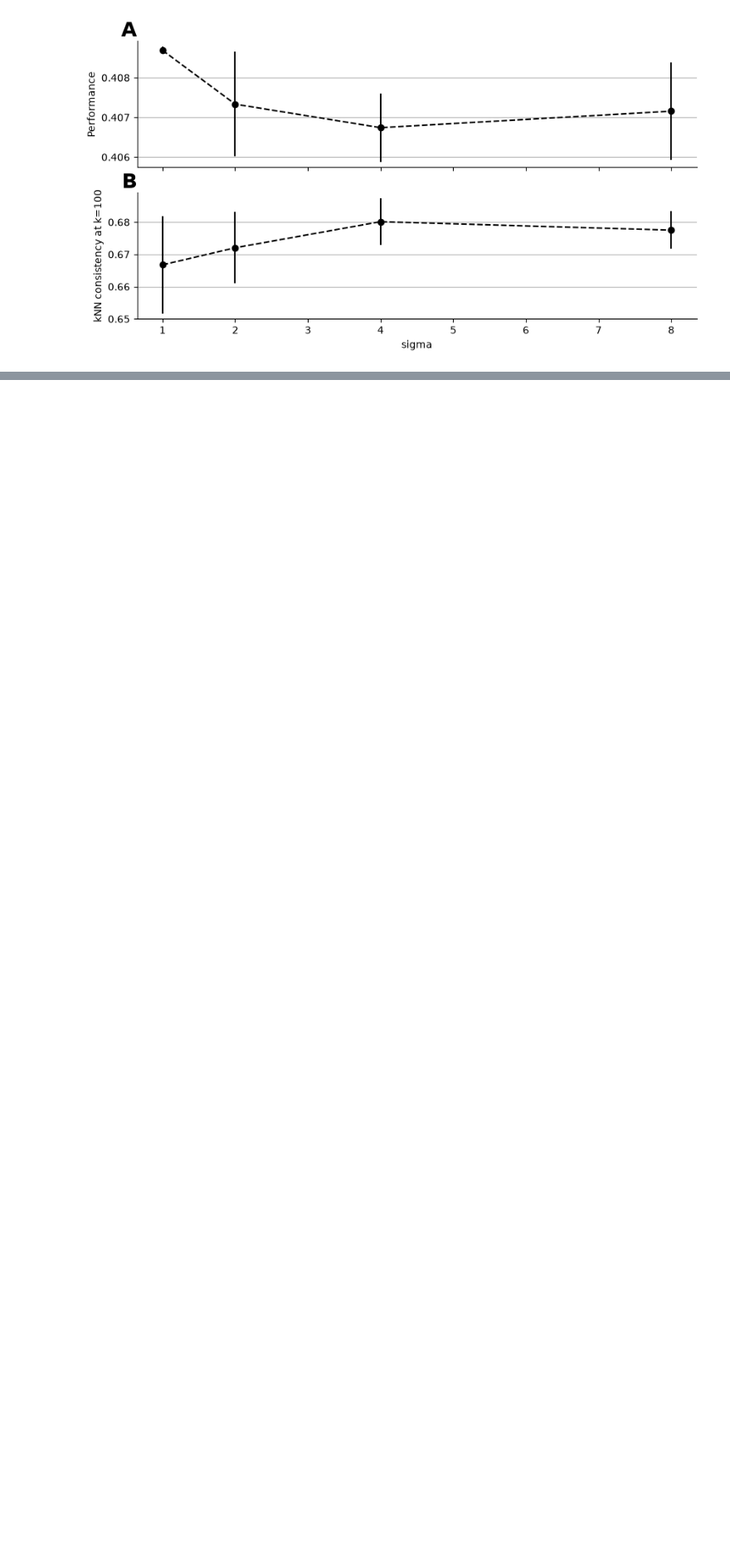
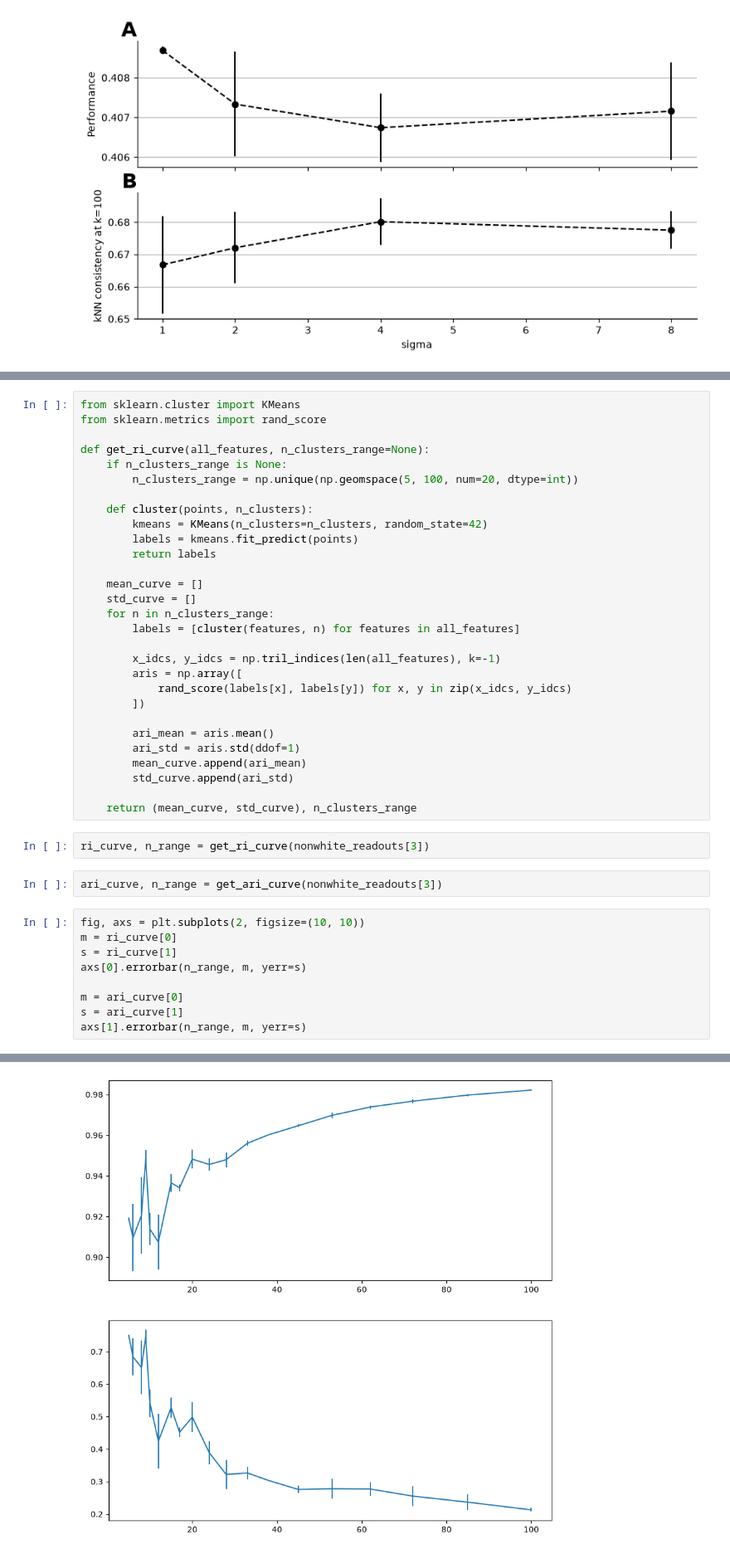
Before and after one commit to NathanSoeding/sensorium, a Jupyter notebook: analysis/paper_plots.ipynb, the cells around one changed output, grey strips where cells are left out. Shown at 83% size. Drawn from its saved outputs; the diff is of its cells as text; blank space fills up the shorter version.

```diff
--- a/analysis/paper_plots.ipynb
+++ b/analysis/paper_plots.ipynb
@@ -1254,0 +1586,43 @@ plt.show()
+# %%
+from sklearn.cluster import KMeans
+from sklearn.metrics import rand_score
+
+def get_ri_curve(all_features, n_clusters_range=None):
+    if n_clusters_range is None:
+        n_clusters_range = np.unique(np.geomspace(5, 100, num=20, dtype=int))
+
+    def cluster(points, n_clusters):
+        kmeans = KMeans(n_clusters=n_clusters, random_state=42)
+        labels = kmeans.fit_predict(points)
+        return labels
+
+    mean_curve = []
+    std_curve = []
+    for n in n_clusters_range:
+        labels = [cluster(features, n) for features in all_features]
+
+        x_idcs, y_idcs = np.tril_indices(len(all_features), k=-1)
+        aris = np.array([
+            rand_score(labels[x], labels[y]) for x, y in zip(x_idcs, y_idcs)
+        ])
+
+        ari_mean = aris.mean()
+        ari_std = aris.std(ddof=1)
+        mean_curve.append(ari_mean)
+        std_curve.append(ari_std)
+
+    return (mean_curve, std_curve), n_clusters_range
+# %%
+ri_curve, n_range = get_ri_curve(nonwhite_readouts[3])
+# %%
+ari_curve, n_range = get_ari_curve(nonwhite_readouts[3])
+# %%
+fig, axs = plt.subplots(2, figsize=(10, 10))
+m = ri_curve[0]
+s = ri_curve[1]
+axs[0].errorbar(n_range, m, yerr=s)
+
+m = ari_curve[0]
+s = ari_curve[1]
+axs[1].errorbar(n_range, m, yerr=s)
+# %% [output]
@@ -1254,0 +1630 @@ plt.show()
+[figure, added]
```
Also changed, not shown: parts of 45 cells of this notebook, 1 other file.
